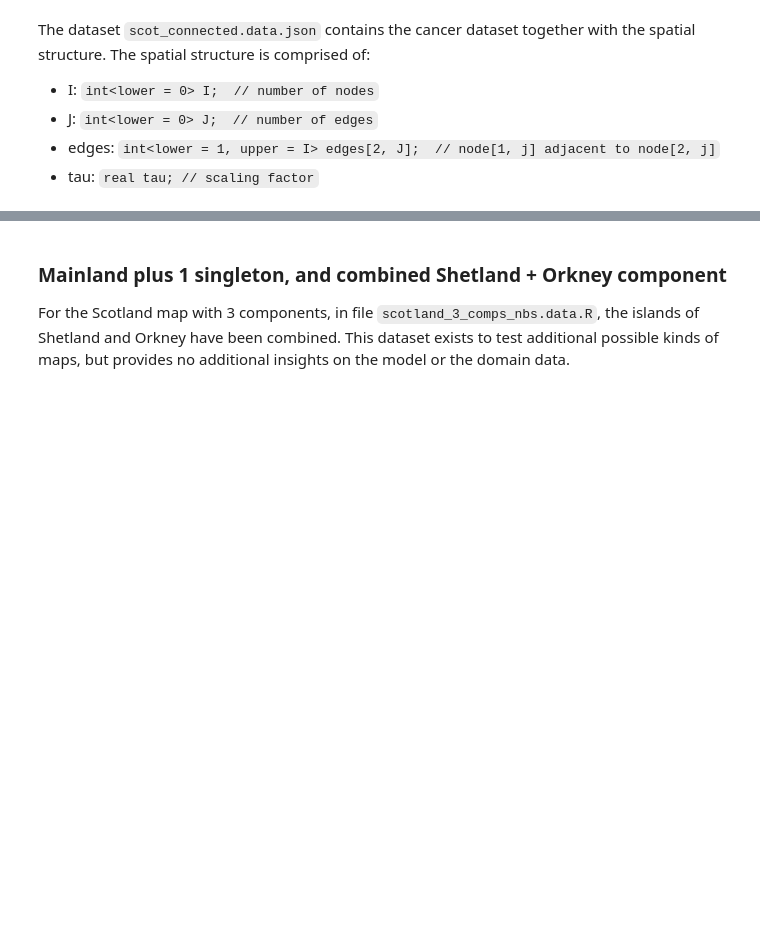
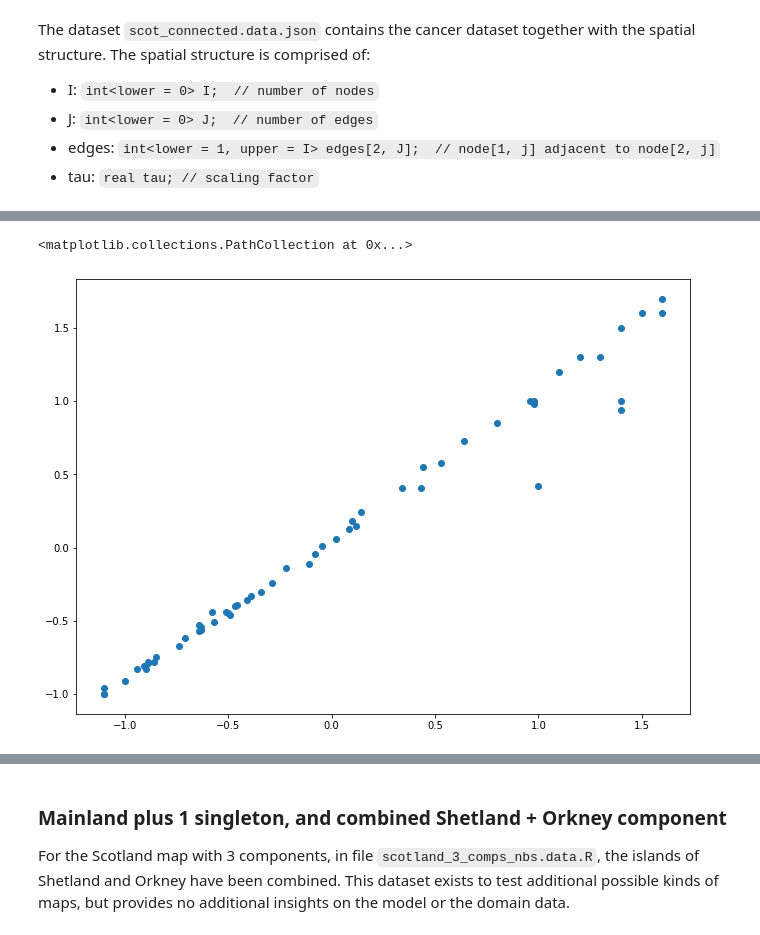
Before and after one commit to stan-dev/example-models, a Jupyter notebook: knitr/car-iar-poisson/update_2021_02/BYM2 islands.ipynb, the cells around one changed output, grey strips where cells are left out. Drawn from its saved outputs; the diff is of its cells as text; code cells hidden in the pictures; blank space fills up the shorter version.

```diff
--- a/knitr/car-iar-poisson/update_2021_02/BYM2 islands.ipynb
+++ b/knitr/car-iar-poisson/update_2021_02/BYM2 islands.ipynb
@@ -199,5 +240,5 @@ bym2_islands_fit = bym2_islands_model.sample(data=islands_data, seed=12345)
 # %% [markdown]
 The CmdStanMCMC method `summary` wraps the CmdStan [`stansummary`](https://mc-stan.org/docs/cmdstan-guide/stansummary.html) utility; it returns a pandas DataFrame object, one row per summary output row for the joint log probability density `lp__` and for the values of all variables in the Stan program.
 # %%
-summary = bym2_islands_fit.summary()
-summary
+islands_summary = bym2_islands_fit.summary()
+islands_summary
@@ -219,4 +296,5 @@ To get the summary statistics for a Stan program variable across all chains, we
 # %%
-names = list(summary.index)
-rows = [names.index(name) for name in names if name.startswith('y_prime[')]
-summary.iloc[rows,:][5:11]
+names = list(islands_summary.index)
+theta_rows = [names.index(name) for name in names if name.startswith('theta[')]
+phi_rows = [names.index(name) for name in names if name.startswith('phi[')]
+print('{}\n{}'.format(islands_summary.iloc[phi_rows,:][0:11], islands_summary.iloc[theta_rows,:][0:11]))
@@ -254,0 +349,3 @@ bym2_fit.diagnose()
+# %%
+connected_summary = bym2_fit.summary()
+connected_summary
@@ -254,0 +409,7 @@ bym2_fit.diagnose()
+# %%
+phi_mean_connected = connected_summary.iloc[phi_rows,0]
+phi_mean_islands = islands_summary.iloc[phi_rows,0]
+plt.scatter(phi_mean_connected, phi_mean_islands)
+# %% [output]
+<matplotlib.collections.PathCollection at 0x...>
+[figure, added]
```
Also changed, not shown: parts of 29 cells of this notebook, 2 other files.
